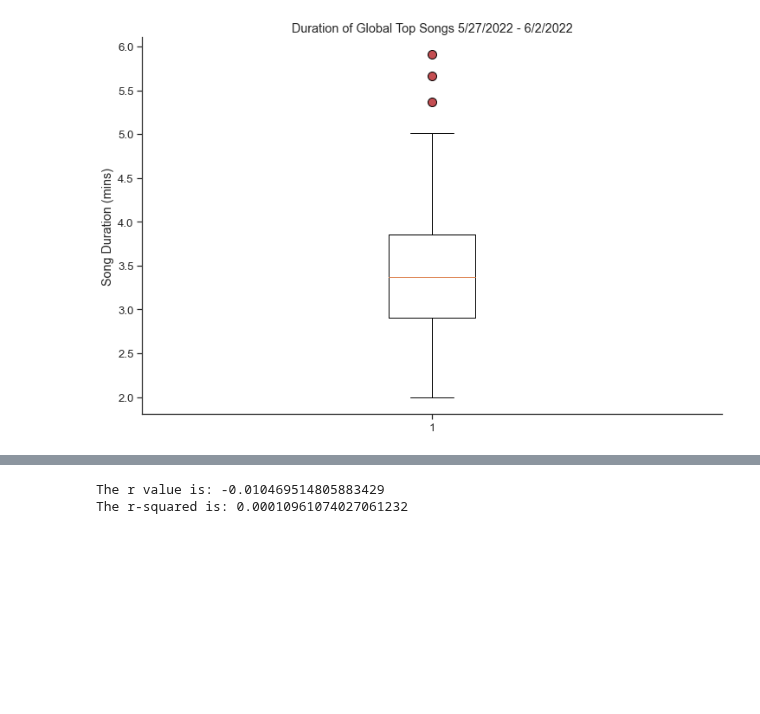
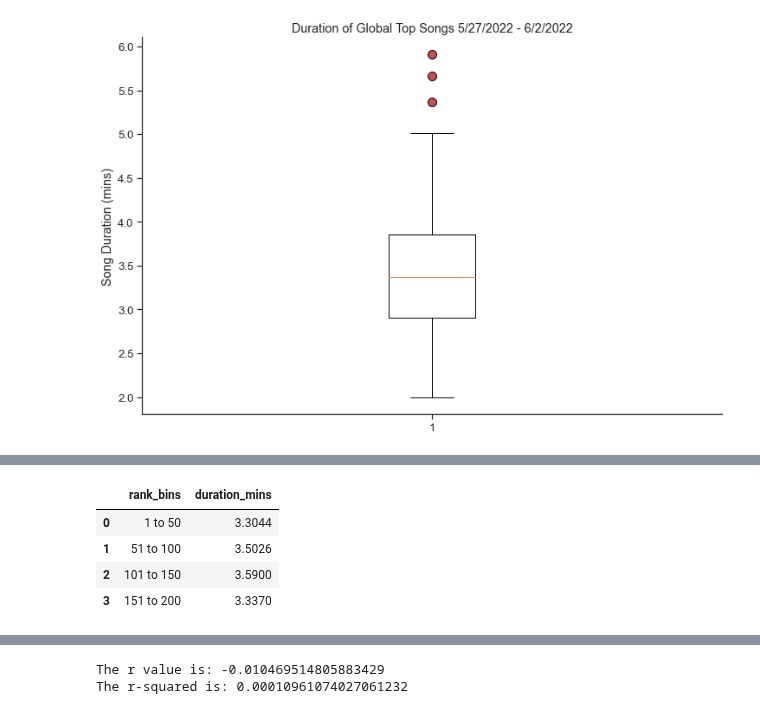
Before and after one commit to mbruns13/project_1_spotify, a Jupyter notebook: song_duration.ipynb, the cells around one changed output, grey strips where cells are left out. Drawn from its saved outputs; the diff is of its cells as text; code cells hidden in the pictures; blank space fills up the shorter version.

```diff
--- a/song_duration.ipynb
+++ b/song_duration.ipynb
@@ -306,0 +319,10 @@ duration_outliers_df[["rank","artist_names","track_name","weeks_on_chart","strea
+# %%
+avg_duration_rank_df = full_track_data.groupby('rank_bins')[['duration_mins']].mean()
+avg_duration_rank_df.reset_index(inplace=True)
+avg_duration_rank_df
+# %% [output]
+|  | rank_bins | duration_mins |
+| 0 | 1 to 50 | 3.3044 |
+| 1 | 51 to 100 | 3.5026 |
+| 2 | 101 to 150 | 3.5900 |
+| 3 | 151 to 200 | 3.3370 |
```
Also changed, not shown: parts of 6 cells of this notebook, 3 other files.
